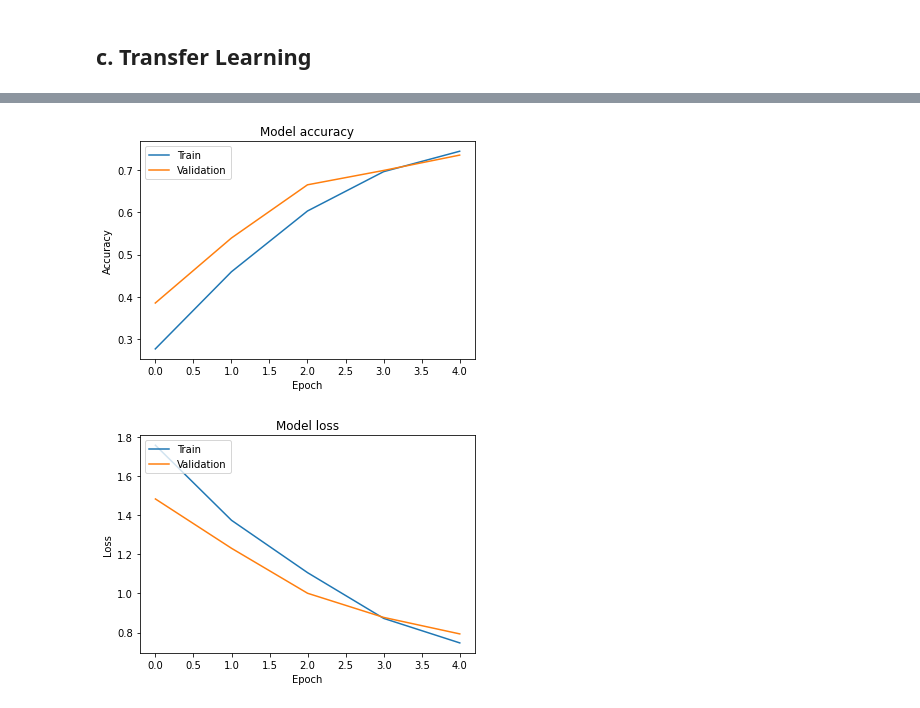
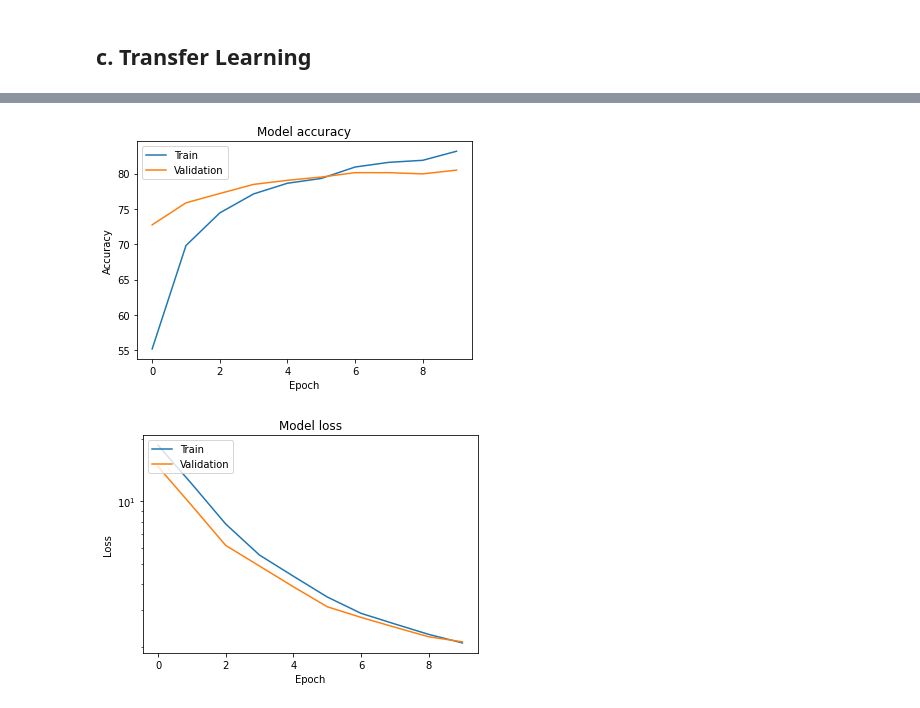
Before and after one commit to ms03831/nn-HoG-classification-CIFAR10, a Jupyter notebook: classification_cifar10.ipynb, the cells around one changed output, grey strips where cells are left out. Cells and saved outputs as stored; diff of their text form; code cells hidden in the pictures.

Commit message:
added more image examples in filtering, made changes to transfer learning. working like a charm

```diff
--- a/classification_cifar10.ipynb
+++ b/classification_cifar10.ipynb
@@ -664,0 +690,18 @@ Epoch 5/5
+# %%
+def load_preprocess_TF():
+    (x_train,y_train), (x_val,y_val) = cifar10.load_data()
+    y_train=to_categorical(y_train)
+    y_val=to_categorical(y_val)
+    #resize for better performance
+    X_train_resized = np.array([cv2.resize(img, (64, 64)) for img in x_train])
+    x_val_resized = np.array([cv2.resize(img, (64, 64)) for img in x_val])
+    x_train = preprocess_input(X_train_resized)
+    x_val = preprocess_input(x_val_resized)
+    return (x_train, y_train), (x_val,y_val)
+# %%
+(x_train, y_train), (x_val,y_val) = load_preprocess_TF()
+model = keras_model()
+adam = tf.keras.optimizers.Adam(lr=0.0002)
+model.compile(optimizer=adam,loss='categorical_crossentropy',metrics=['accuracy'])
+callback = tf.keras.callbacks.LearningRateScheduler(scheduler)
+history = model.fit(x=x_train, y=y_train, batch_size=128, callbacks=[callback], epochs=10, validation_data=(x_val, y_val), shuffle=True)
@@ -665,21 +729,25 @@ Epoch 5/5
 # %%
 # Plot training & validation accuracy values
-plt.plot(history.history['accuracy'])
-plt.plot(history.history['val_accuracy'])
+acc = [i*100 for i in history.history['accuracy']]
+val_acc = [i*100 for i in history.history['val_accuracy']]
+plt.plot(acc)
+plt.plot(val_acc)
 plt.title('Model accuracy')
 plt.ylabel('Accuracy')
 plt.xlabel('Epoch')
 plt.legend(['Train', 'Validation'], loc='upper left')
+plt.savefig('best_model')
 plt.show()
 
 # Plot training & validation loss values
 plt.plot(history.history['loss'])
 plt.plot(history.history['val_loss'])
 plt.title('Model loss')
 plt.ylabel('Loss')
 plt.xlabel('Epoch')
 plt.legend(['Train', 'Validation'], loc='upper left')
+plt.yscale('log')
 plt.show()
 # %% [output]
-[figure, old version]
+[figure, new version]
-[figure, old version]
+[figure, new version]
```
Also changed, not shown: parts of 8 cells of this notebook.
